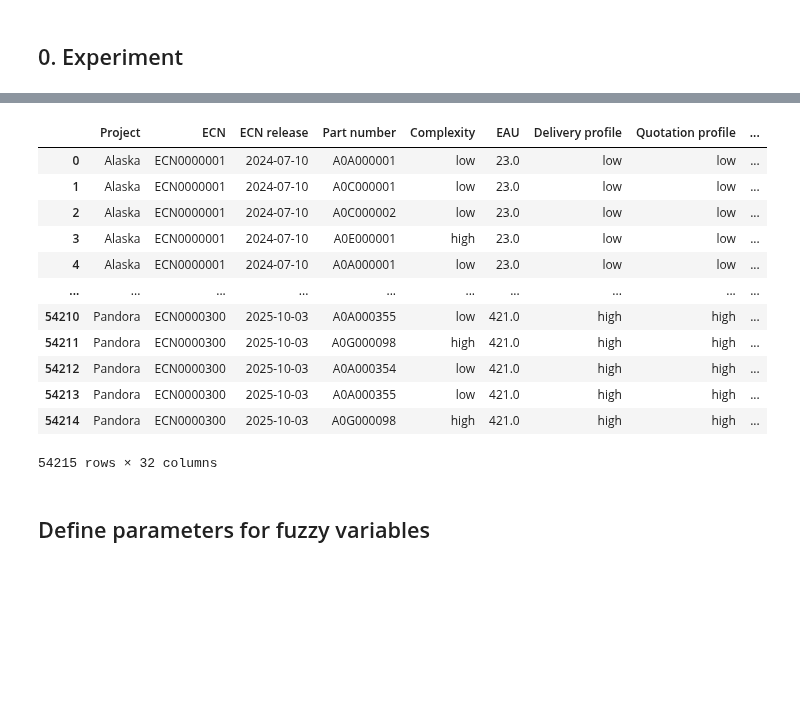
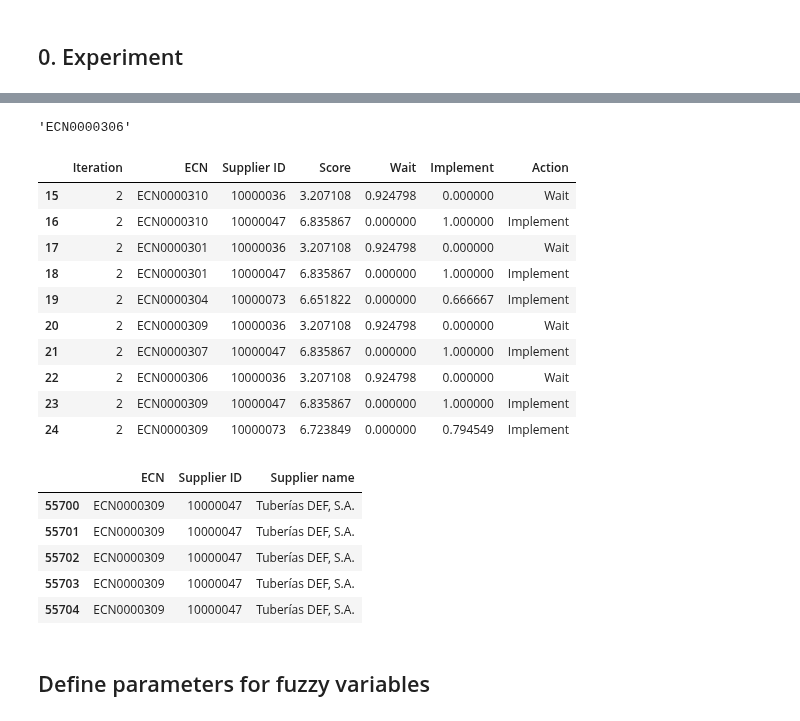
Before and after one commit to rubusarbaro/supplier-selection_fuzzy-logic_thesis, a Jupyter notebook: thesis.ipynb, the cells around one changed output, grey strips where cells are left out. Cells and saved outputs as stored; diff of their text form; code cells hidden in the pictures; blank space fills up the shorter version.

```diff
--- a/thesis.ipynb
+++ b/thesis.ipynb
@@ -125,4 +125,4 @@ thread_4.start()
 thread_4.join()
 thread_4.join()
 
-env.item_master # Display all the dataframe, with no filters.
+env.item_master["Iteration"] = 0
@@ -263,24 +250,0 @@ KeyboardInterrupt:
-# %%
-for ecn in juneau.ecns:
-    for quotation in ecn.quotations:
-        for supplier in [supplier_b, supplier_h, supplier_m]:
-            for supplier_quotation in supplier.quotations:
-                if supplier_quotation == quotation:
-                    supplier.quotations.remove(quotation)
-    ecn.quotations = []
-
-env.item_master[env.item_master["Project"] != "Juneau"]
-# %% [output]
-|  | Project | ECN | ECN release | Part number | Complexity | EAU | Delivery profile | Quotation profile | ... |
-| 0 | Alaska | ECN0000001 | 2024-07-10 | A0A000001 | low | 23.0 | low | low | ... |
-| 1 | Alaska | ECN0000001 | 2024-07-10 | A0C000001 | low | 23.0 | low | low | ... |
-| 2 | Alaska | ECN0000001 | 2024-07-10 | A0C000002 | low | 23.0 | low | low | ... |
-| 3 | Alaska | ECN0000001 | 2024-07-10 | A0E000001 | high | 23.0 | low | low | ... |
-| 4 | Alaska | ECN0000001 | 2024-07-10 | A0A000001 | low | 23.0 | low | low | ... |
-| ... | ... | ... | ... | ... | ... | ... | ... | ... | ... |
-| 54210 | Pandora | ECN0000300 | 2025-10-03 | A0A000355 | low | 421.0 | high | high | ... |
-| 54211 | Pandora | ECN0000300 | 2025-10-03 | A0G000098 | high | 421.0 | high | high | ... |
-| 54212 | Pandora | ECN0000300 | 2025-10-03 | A0A000354 | low | 421.0 | high | high | ... |
-| 54213 | Pandora | ECN0000300 | 2025-10-03 | A0A000355 | low | 421.0 | high | high | ... |
-| 54214 | Pandora | ECN0000300 | 2025-10-03 | A0G000098 | high | 421.0 | high | high | ... |
-54215 rows × 32 columns
@@ -290,0 +251,27 @@ env.item_master.to_excel("results.xlsx")
+# %%
+ecn_status["Quoting"][0].ecn_id
+# %% [output]
+'ECN0000306'
+# %%
+fuzzy_evaluation[fuzzy_evaluation["Iteration"] == run + 1]
+# %% [output]
+|  | Iteration | ECN | Supplier ID | Score | Wait | Implement | Action |
+| 15 | 2 | ECN0000310 | 10000036 | 3.207108 | 0.924798 | 0.000000 | Wait |
+| 16 | 2 | ECN0000310 | 10000047 | 6.835867 | 0.000000 | 1.000000 | Implement |
+| 17 | 2 | ECN0000301 | 10000036 | 3.207108 | 0.924798 | 0.000000 | Wait |
+| 18 | 2 | ECN0000301 | 10000047 | 6.835867 | 0.000000 | 1.000000 | Implement |
+| 19 | 2 | ECN0000304 | 10000073 | 6.651822 | 0.000000 | 0.666667 | Implement |
+| 20 | 2 | ECN0000309 | 10000036 | 3.207108 | 0.924798 | 0.000000 | Wait |
+| 21 | 2 | ECN0000307 | 10000047 | 6.835867 | 0.000000 | 1.000000 | Implement |
+| 22 | 2 | ECN0000306 | 10000036 | 3.207108 | 0.924798 | 0.000000 | Wait |
+| 23 | 2 | ECN0000309 | 10000047 | 6.835867 | 0.000000 | 1.000000 | Implement |
+| 24 | 2 | ECN0000309 | 10000073 | 6.723849 | 0.000000 | 0.794549 | Implement |
+# %%
+env.item_master[(env.item_master["ECN"] == "ECN0000309") & (env.item_master["Awarded"] == True)][["ECN", "Supplier ID", "Supplier name"]]
+# %% [output]
+|  | ECN | Supplier ID | Supplier name |
+| 55700 | ECN0000309 | 10000047 | Tuberías DEF, S.A. |
+| 55701 | ECN0000309 | 10000047 | Tuberías DEF, S.A. |
+| 55702 | ECN0000309 | 10000047 | Tuberías DEF, S.A. |
+| 55703 | ECN0000309 | 10000047 | Tuberías DEF, S.A. |
+| 55704 | ECN0000309 | 10000047 | Tuberías DEF, S.A. |
```
Also changed, not shown: parts of 6 cells of this notebook, 1 other file.
